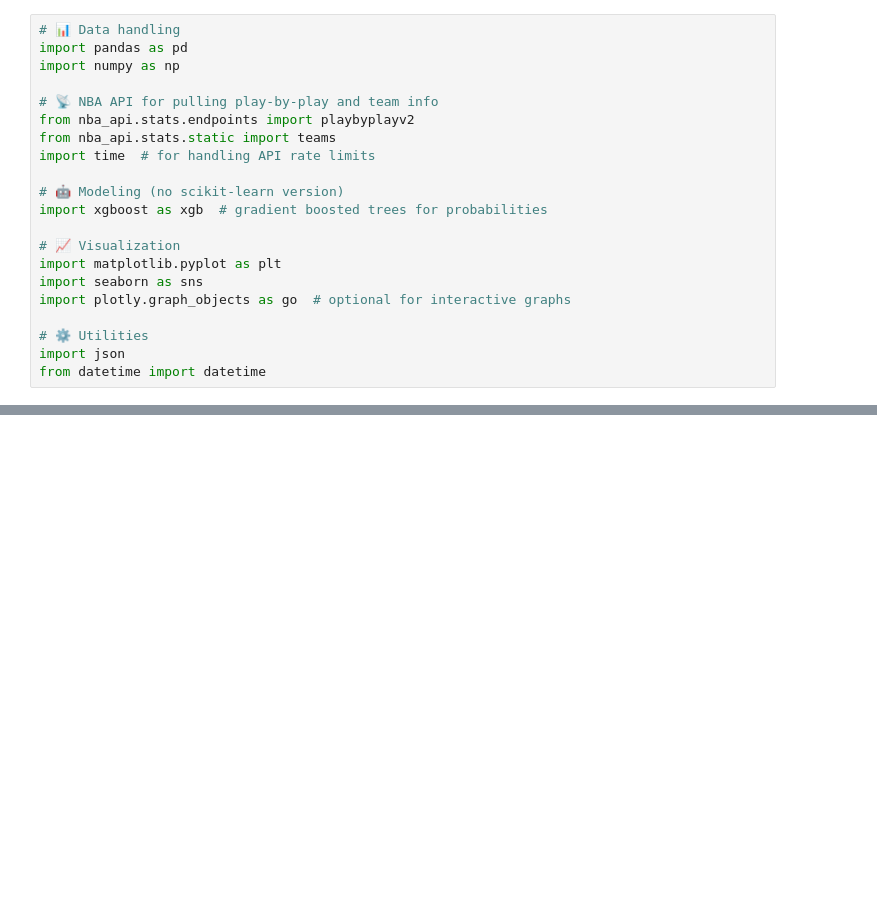
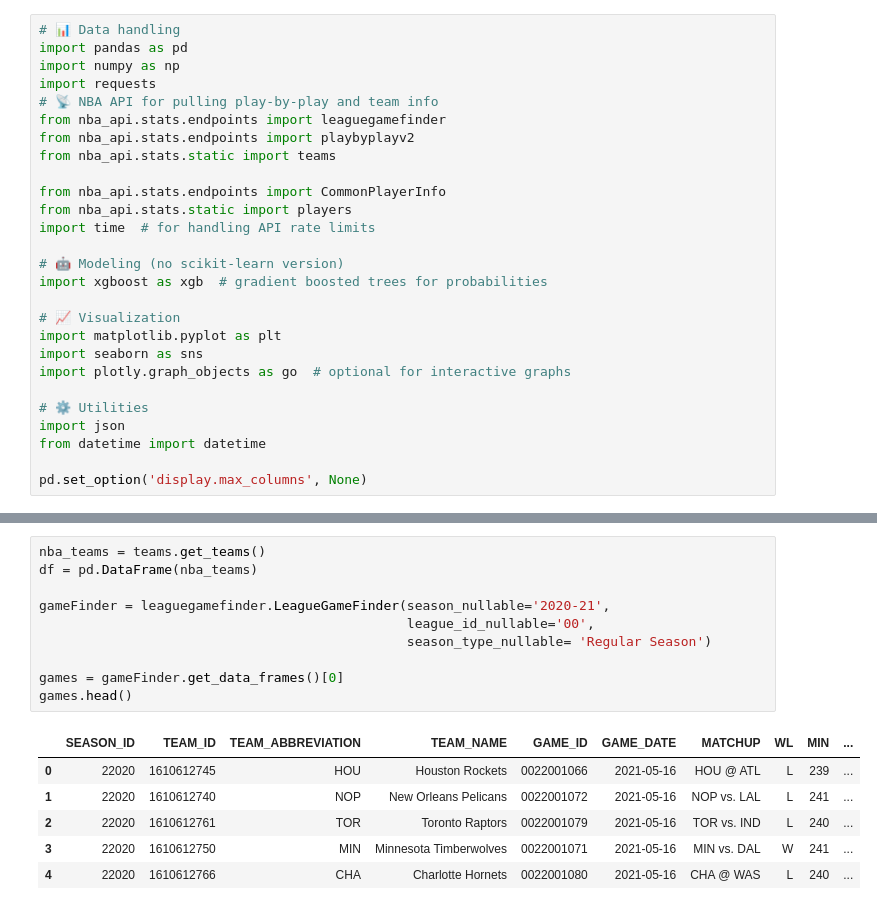
Before and after one commit to RafaCastrepy/NBA-win-probability, a Jupyter notebook: Untitled-1.ipynb, the cells around one changed output, grey strips where cells are left out. Cells and saved outputs as stored; diff of their text form; blank space fills up the shorter version.

```diff
--- a/Untitled-1.ipynb
+++ b/Untitled-1.ipynb
@@ -2,10 +2,14 @@
 # 📊 Data handling
 import pandas as pd
 import numpy as np
-
+import requests
 # 📡 NBA API for pulling play-by-play and team info
+from nba_api.stats.endpoints import leaguegamefinder
 from nba_api.stats.endpoints import playbyplayv2
 from nba_api.stats.static import teams
+
+from nba_api.stats.endpoints import CommonPlayerInfo
+from nba_api.stats.static import players
 import time  # for handling API rate limits
 
 # 🤖 Modeling (no scikit-learn version)
@@ -19,6 +23,8 @@ import plotly.graph_objects as go  # optional for interactive graphs
 # ⚙️ Utilities
 import json
 from datetime import datetime
+
+pd.set_option('display.max_columns', None)
 # %%
 def sigmoid(z):
     return 1.0 / (1.0 + np.exp(-z))
@@ -47,3 +53,20 @@ def predict_proba(X, theta):
 
 def predict(X, theta, threshold = 0.5):
     return (predict_proba(X, theta) >= threshold).astype(int)
+# %%
+nba_teams = teams.get_teams()
+df = pd.DataFrame(nba_teams)
+
+gameFinder = leaguegamefinder.LeagueGameFinder(season_nullable='2020-21',
+                                               league_id_nullable='00',
+                                               season_type_nullable= 'Regular Season')
+
+games = gameFinder.get_data_frames()[0]
+games.head()
+# %% [output]
+|  | SEASON_ID | TEAM_ID | TEAM_ABBREVIATION | TEAM_NAME | GAME_ID | GAME_DATE | MATCHUP | WL | MIN | ... |
+| 0 | 22020 | 1610612745 | HOU | Houston Rockets | 0022001066 | 2021-05-16 | HOU @ ATL | L | 239 | ... |
+| 1 | 22020 | 1610612740 | NOP | New Orleans Pelicans | 0022001072 | 2021-05-16 | NOP vs. LAL | L | 241 | ... |
+| 2 | 22020 | 1610612761 | TOR | Toronto Raptors | 0022001079 | 2021-05-16 | TOR vs. IND | L | 240 | ... |
+| 3 | 22020 | 1610612750 | MIN | Minnesota Timberwolves | 0022001071 | 2021-05-16 | MIN vs. DAL | W | 241 | ... |
+| 4 | 22020 | 1610612766 | CHA | Charlotte Hornets | 0022001080 | 2021-05-16 | CHA @ WAS | L | 240 | ... |
```
Also changed, not shown: parts of 2 cells of this notebook.
